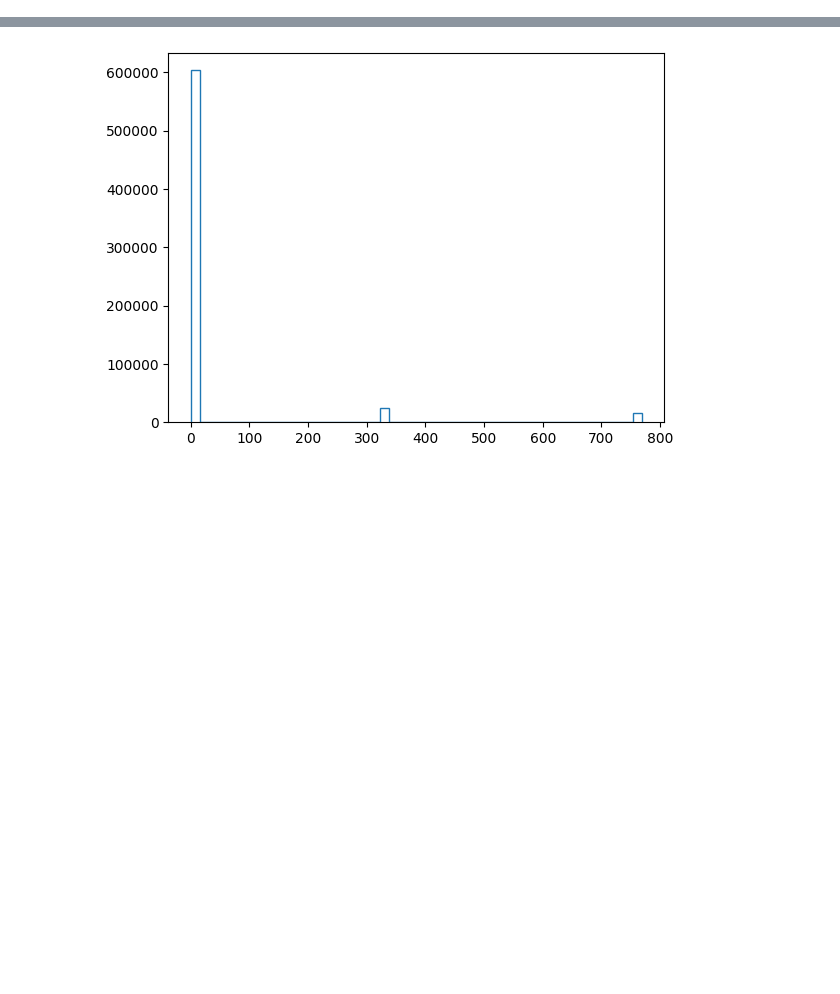
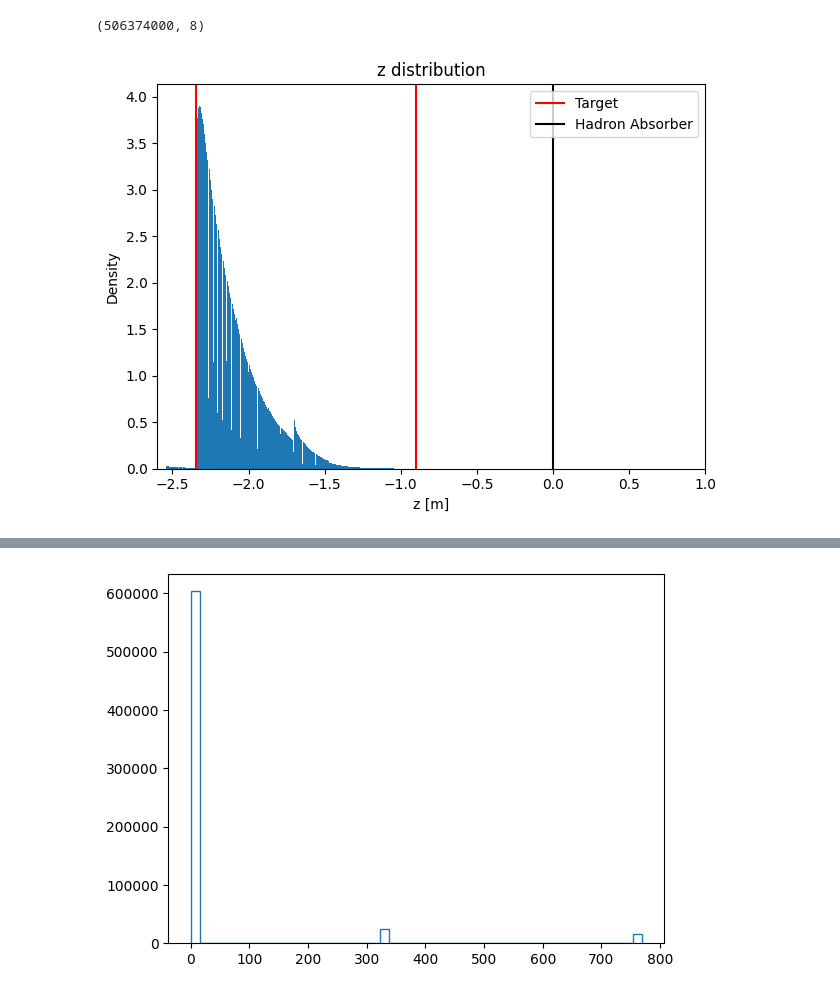
Before and after one commit to lfpc/MuonsAndMatter, a Jupyter notebook: data/see_input.ipynb, the cells around one changed output, grey strips where cells are left out. Cells and saved outputs as stored; diff of their text form; code cells hidden in the pictures; blank space fills up the shorter version.

```diff
--- a/data/see_input.ipynb
+++ b/data/see_input.ipynb
@@ -80,3 +83,7 @@ with gzip.open('full_sample/full_sample_0.pkl', 'rb') as f:
+# %%
+data_full.shape
+# %% [output]
+(506374000, 8)
 # %%
 px,py,pz,x,y,z,pdg,W = data.T
 pt = np.sqrt(px**2+py**2)
@@ -89,4 +96,19 @@ p = np.sqrt(px**2+py**2+pz**2)
 px_full,py_full,pz_full,x_full,y_full,z_full,pdg_full, W_full= data_full.T
 pt_full = np.sqrt(px_full**2+py_full**2)
 p_full = np.sqrt(px_full**2+py_full**2+pz_full**2)
+# %%
+plt.hist(z_full, bins='auto', density=True)
+plt.title('z distribution')
+plt.axvline(-2.345, color='red', label='Target')
+plt.axvline(-0.9, color='red')
+plt.axvline(0.0, color='black', label = 'Hadron Absorber')
+plt.xlabel('z [m]')
+plt.ylabel('Density')
+
+plt.xlim(-2.6, 1)
+plt.tight_layout()
+plt.legend()
+plt.show()
+# %% [output]
+[figure, added]
 # %%
```
Also changed, not shown: parts of 19 cells of this notebook, 26 other files.
